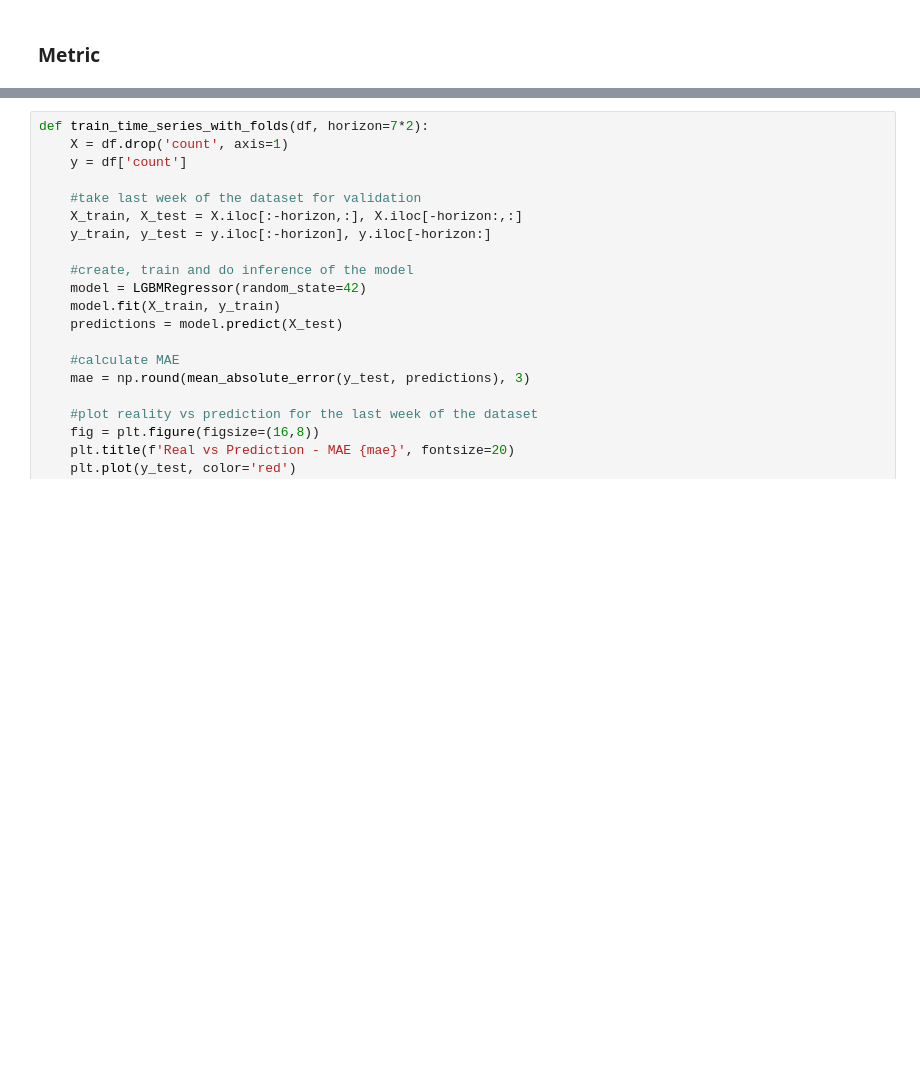
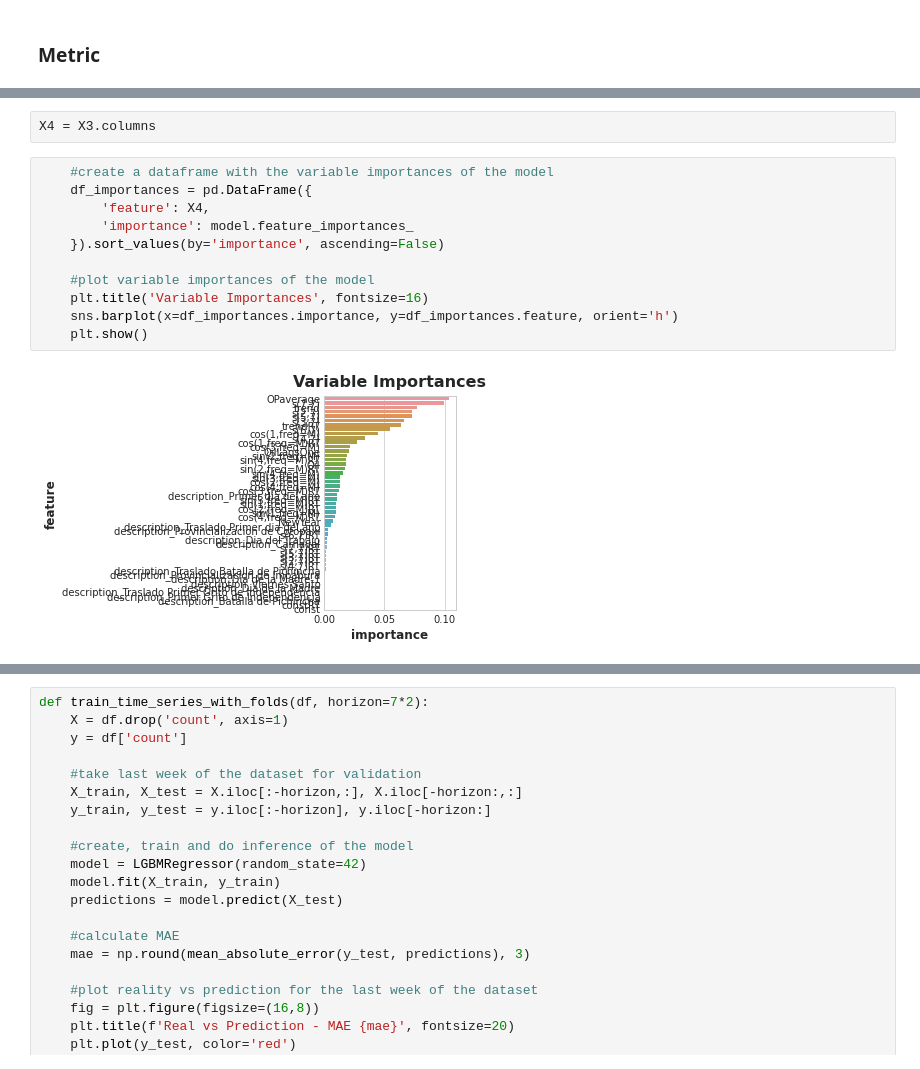
Before and after one commit to cristianBMJ/ClassificationStar, a Jupyter notebook: time-series-store-sales.ipynb, the cells around one changed output, grey strips where cells are left out. Drawn from its saved outputs; the diff is of its cells as text; blank space fills up the shorter version.

```diff
--- a/time-series-store-sales.ipynb
+++ b/time-series-store-sales.ipynb
@@ -554,0 +546,15 @@ mae
+# %%
+X4 = X3.columns
+# %%
+    #create a dataframe with the variable importances of the model
+    df_importances = pd.DataFrame({
+        'feature': X4,
+        'importance': model.feature_importances_
+    }).sort_values(by='importance', ascending=False)
+
+    #plot variable importances of the model
+    plt.title('Variable Importances', fontsize=16)
+    sns.barplot(x=df_importances.importance, y=df_importances.feature, orient='h')
+    plt.show()
+# %% [output]
+[figure, added]
```
Also changed, not shown: parts of 12 cells of this notebook.
